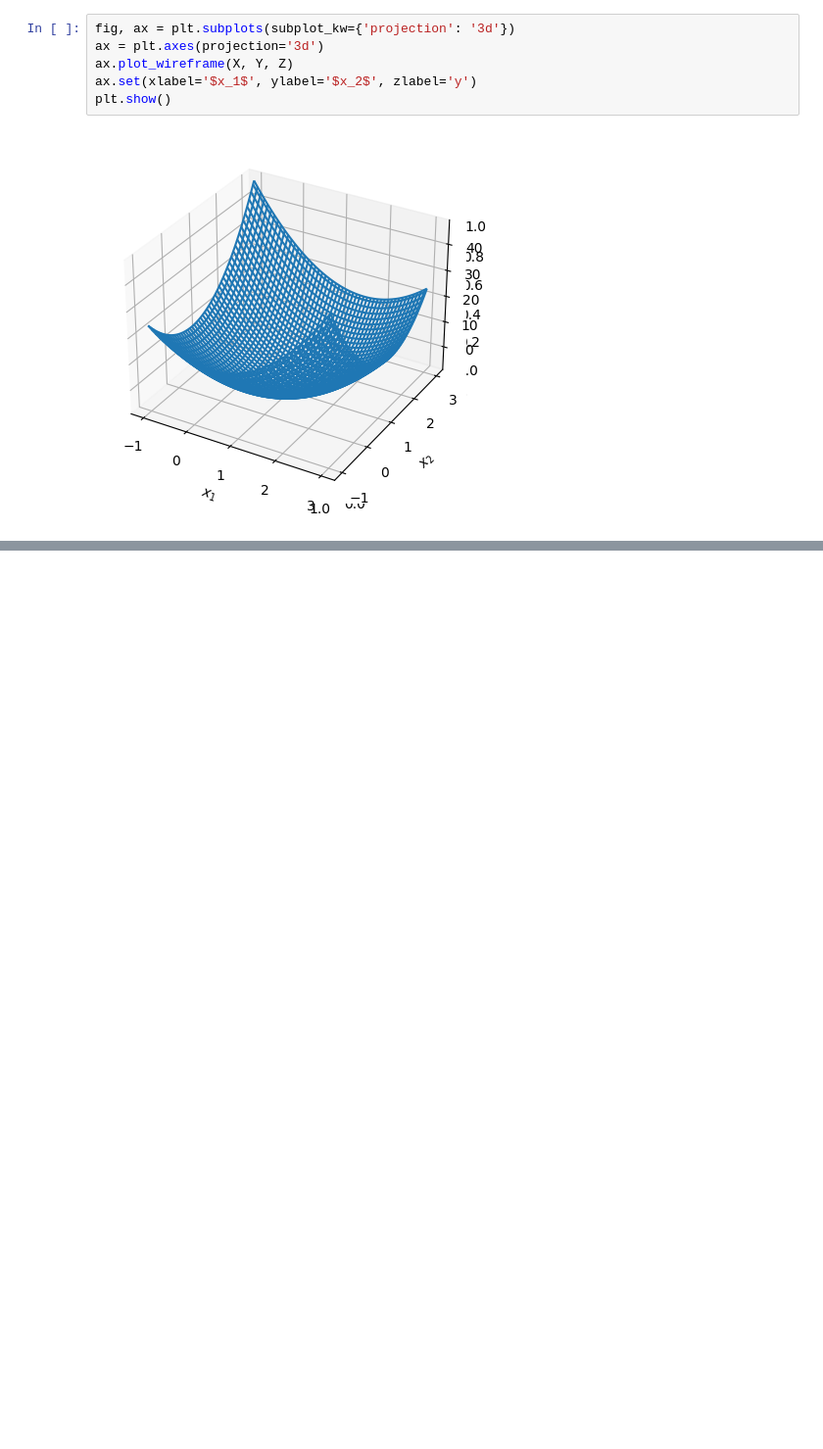
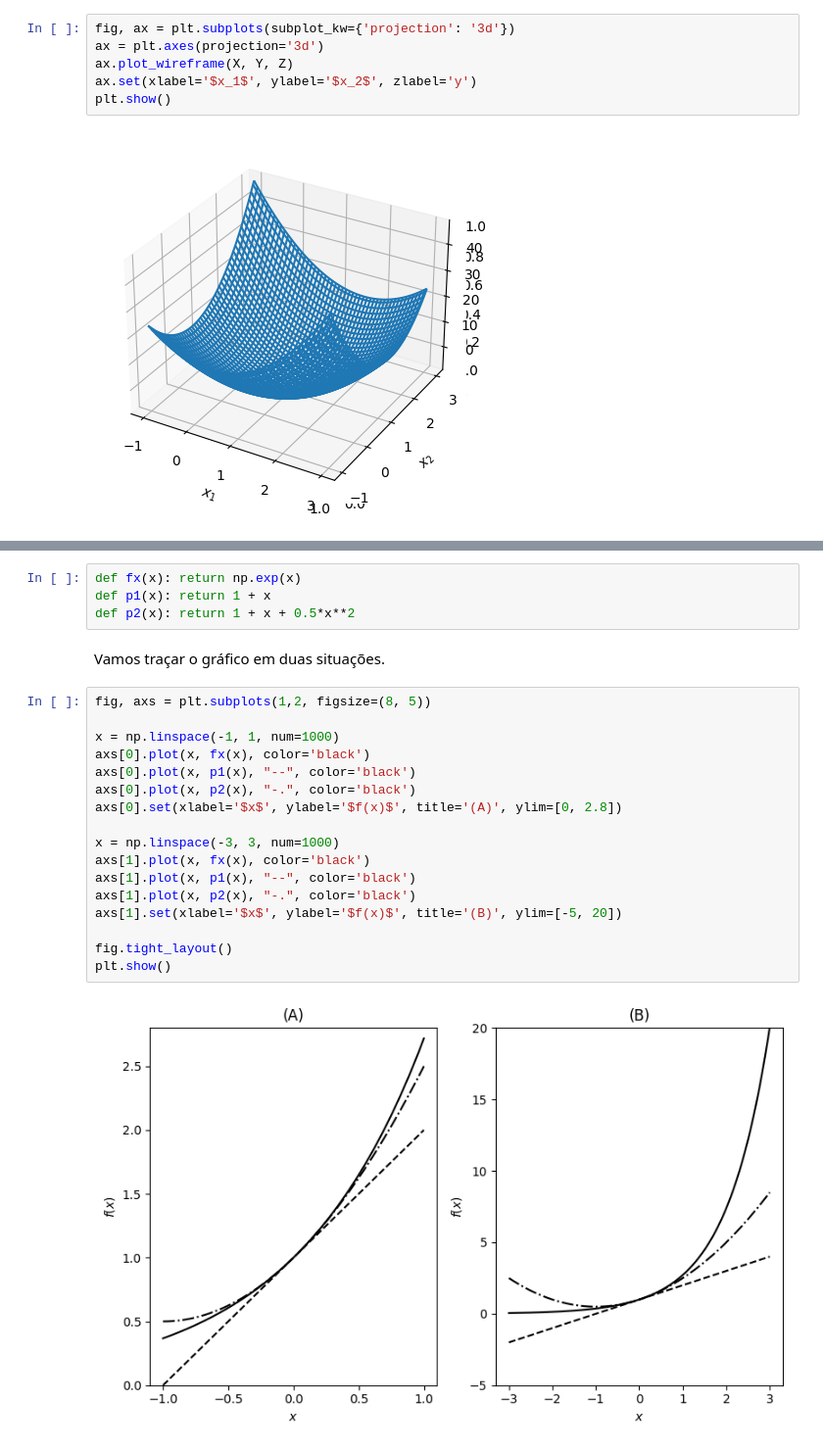
Before and after one commit to acsjunior/tmcd-python, a Jupyter notebook: book/_build/jupyter_execute/content/CDI.ipynb, the cells around one changed output, grey strips where cells are left out. Shown at 98% size. Drawn from its saved outputs; the diff is of its cells as text; blank space fills up the shorter version.

```diff
--- a/book/_build/jupyter_execute/content/CDI.ipynb
+++ b/book/_build/jupyter_execute/content/CDI.ipynb
@@ -367,0 +374,25 @@ plt.show()
+# %%
+def fx(x): return np.exp(x)
+def p1(x): return 1 + x
+def p2(x): return 1 + x + 0.5*x**2
+# %% [markdown]
+Vamos traçar o gráfico em duas situações.
+# %%
+fig, axs = plt.subplots(1,2, figsize=(8, 5))
+
+x = np.linspace(-1, 1, num=1000)
+axs[0].plot(x, fx(x), color='black')
+axs[0].plot(x, p1(x), "--", color='black')
+axs[0].plot(x, p2(x), "-.", color='black')
+axs[0].set(xlabel='$x$', ylabel='$f(x)$', title='(A)', ylim=[0, 2.8])
+
+x = np.linspace(-3, 3, num=1000)
+axs[1].plot(x, fx(x), color='black')
+axs[1].plot(x, p1(x), "--", color='black')
+axs[1].plot(x, p2(x), "-.", color='black')
+axs[1].set(xlabel='$x$', ylabel='$f(x)$', title='(B)', ylim=[-5, 20])
+
+fig.tight_layout()
+plt.show()
+# %% [output]
+[figure, added]
```
Also changed, not shown: parts of 1 cell of this notebook, 8 other files.
